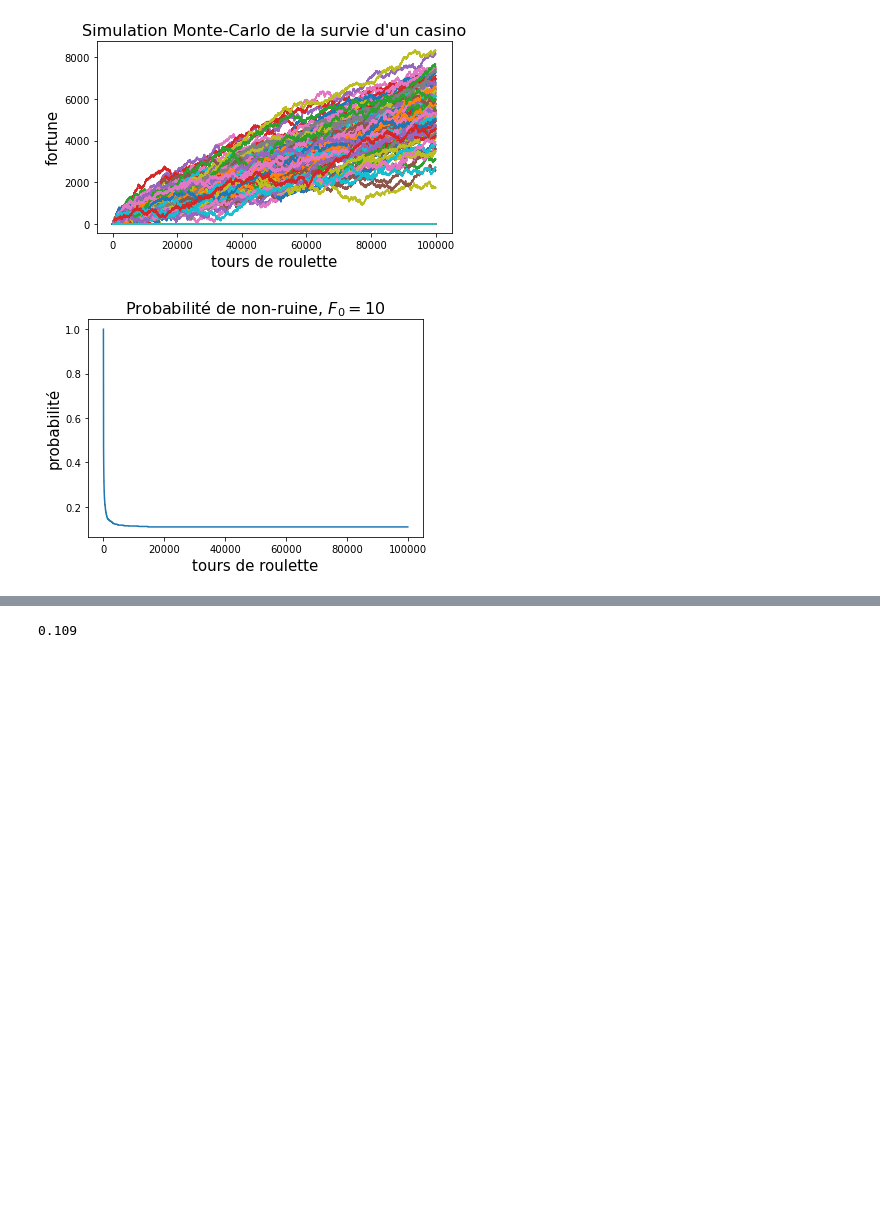
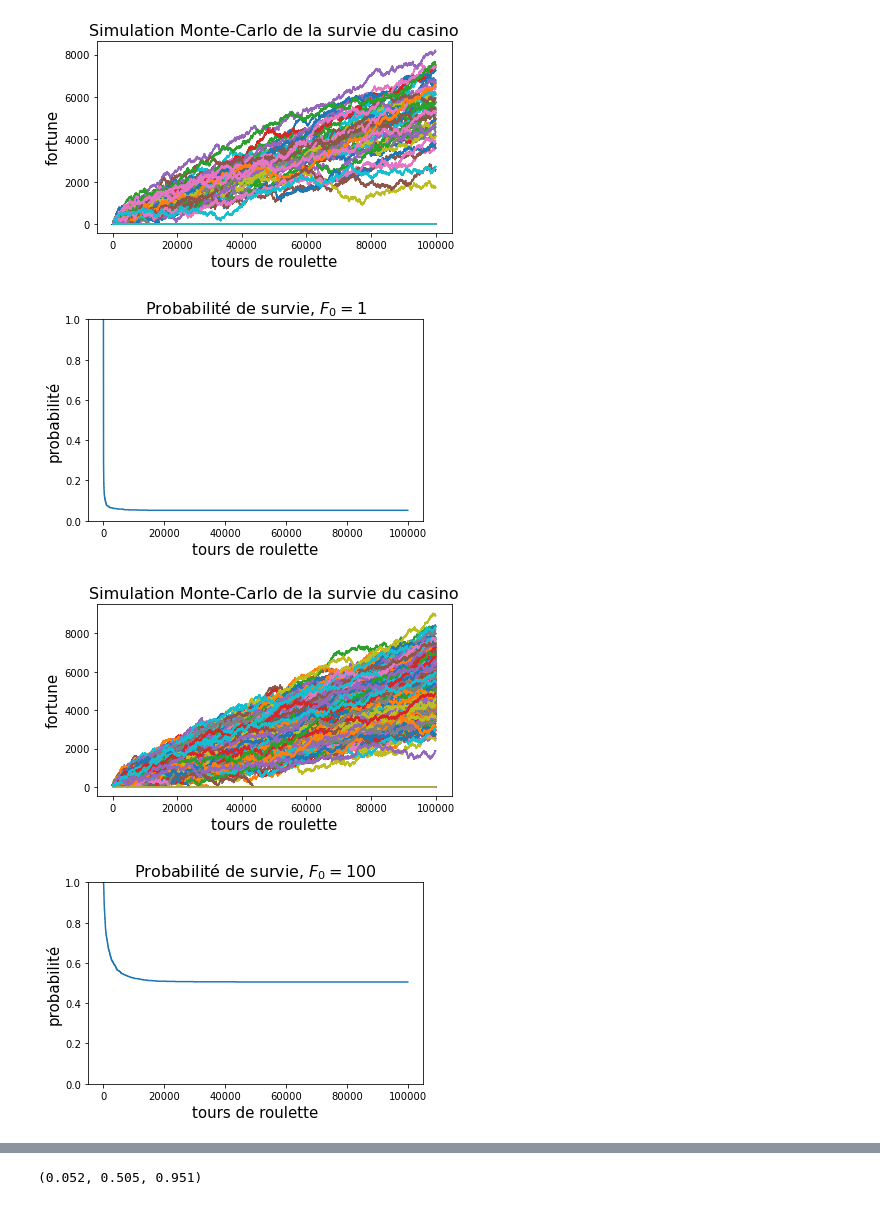
Before and after one commit to jeanHeibig/casinoRoulette, a Jupyter notebook: illustration.ipynb, the cells around one changed output, grey strips where cells are left out. Saved outputs shown, nothing was run; the diff lists cells and outputs as text; code cells hidden in the pictures; blank space fills up the shorter version.

Commit message:
Improved graphics

```diff
--- a/illustration.ipynb
+++ b/illustration.ipynb
@@ -32,6 +32,13 @@ p = lambda d: n / (n + z) / (d + 1)
 fp = f * p(np.arange(1, n))
 p_g = 1 - np.sum(fp)
 
+P = np.append((p_g, -1), fp)
+r = np.roots(P)
+
+mu_real = -np.real(np.exp(np.sum(np.log(r[1] * (1 - r[2:]) / (r[1] - r[2:])))))
+k_p = lambda alpha: 1 + int(np.log(-(1 - alpha) / mu_real) / np.log(np.real(r[1])))
+k_half = k_p(1 / 2)
+k_95 = k_p(.95)
 
 def show_phi(u0, fName='mc'):
     du = np.random.choice(-np.arange(-1, n), size=(M, N), replace=True, p=np.append((p_g, 0), fp))
@@ -39,7 +46,7 @@ def show_phi(u0, fName='mc'):
     u_alive = ~np.cumsum(u<=0, axis=1).astype(bool)
     u_cutted = u*(u_alive)
     plt.figure(figsize=(6, 6/1.618))
-    plt.title("Simulation de la survie d'un casino", fontsize=16)
+    plt.title("Simulation de la fortune du casino", fontsize=16)
     plt.xlabel("tours de roulette", fontsize=15)
     plt.ylabel("fortune", fontsize=15)
     # plt.plot(u.T, c='gray')
@@ -56,37 +63,43 @@ s = 5
 np.random.seed(s)
 show_phi(10, str(M) + '_' + str(N) + '_' + str(s))
 
 M = 1000
 N = 100000
 
 def show_phi(u0, fName='mc'):
     du = np.random.choice(-np.arange(-1, n), size=(M, N), replace=True, p=np.append((p_g, 0), fp))
     u = u0 + np.hstack((np.zeros((M, 1)), np.cumsum(du, axis=1)))
     u_alive = ~np.cumsum(u<=0, axis=1).astype(bool)
     u_cutted = u*(u_alive)
     phi = np.mean(u_alive, axis=0)
     plt.figure(figsize=(6, 6/1.618))
-    plt.title("Simulation Monte-Carlo de la survie d'un casino", fontsize=16)
+    plt.title("Simulation Monte-Carlo de la survie du casino", fontsize=16)
     plt.xlabel("tours de roulette", fontsize=15)
     plt.ylabel("fortune", fontsize=15)
     # plt.plot(u.T, c='gray')
     plt.plot(u_cutted.T)
     plt.tight_layout()
-    plt.savefig(f'monte-carlo/path_{fName}.png', transparent=True)
+    plt.savefig(f'monte-carlo/path_{u0}_{fName}.png', transparent=True)
     plt.show()
     plt.close()
-    plt.title(f"Probabilité de non-ruine, $F_{{0}} = {u0}$", fontsize=16)
+    plt.figure(figsize=(6, 6/1.618))
+    plt.title(f"Probabilité de survie, $F_{{0}} = {u0}$", fontsize=16)
     plt.xlabel("tours de roulette", fontsize=15)
     plt.ylabel("probabilité", fontsize=15)
+    plt.ylim([0, 1])
     plt.plot(phi)
-    plt.savefig(f'monte-carlo/prob_{fName}.png', transparent=True)
+    plt.savefig(f'monte-carlo/prob_{u0}_{fName}.png', transparent=True)
     plt.show()
     plt.close()
     return phi[-1]
 
 s = 1
 np.random.seed(s)
-phi1 = show_phi(10, str(M) + '_' + str(N) + '_' + str(s))
+phi1 = show_phi(1, str(M) + '_' + str(N) + '_' + str(s))
+phi_half = show_phi(k_half, str(M) + '_' + str(N) + '_' + str(s))
+phi_95 = show_phi(k_95, str(M) + '_' + str(N) + '_' + str(s))
 # %% [output]
-[figure, old version]
+[figure, new version]
-[figure, old version]
+[figure, new version]
+[figure, added]
+[figure, added]
@@ -93,7 +108,7 @@ phi1 = show_phi(10, str(M) + '_' + str(N) + '_' + str(s))
 # %%
-phi1
+phi1, phi_half, phi_95
 # %% [output]
-0.109
+(0.052, 0.505, 0.951)
 # %%
 # Américaine
 d = draw_roulette(list(np.random.randint(-1, 37, 100)), americaine=True, phase=66, h_phase=-29)
```
Also changed, not shown: parts of 1 cell of this notebook, 11 other files.
